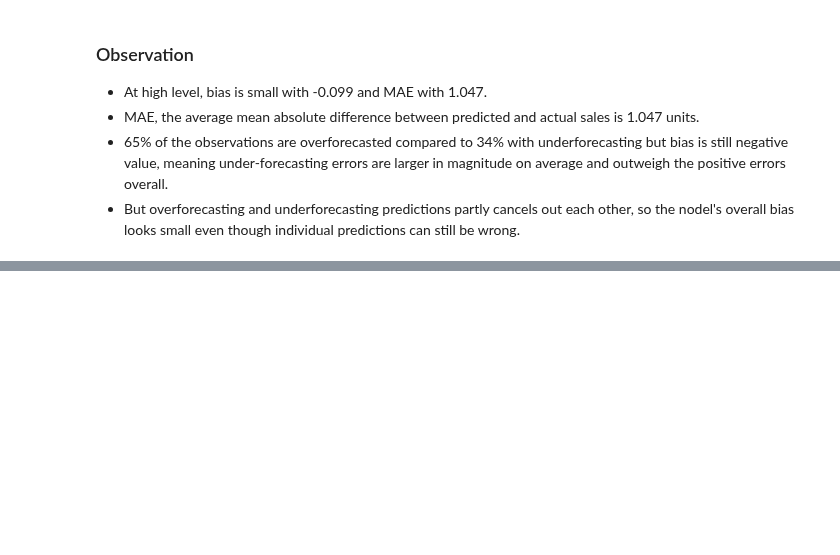
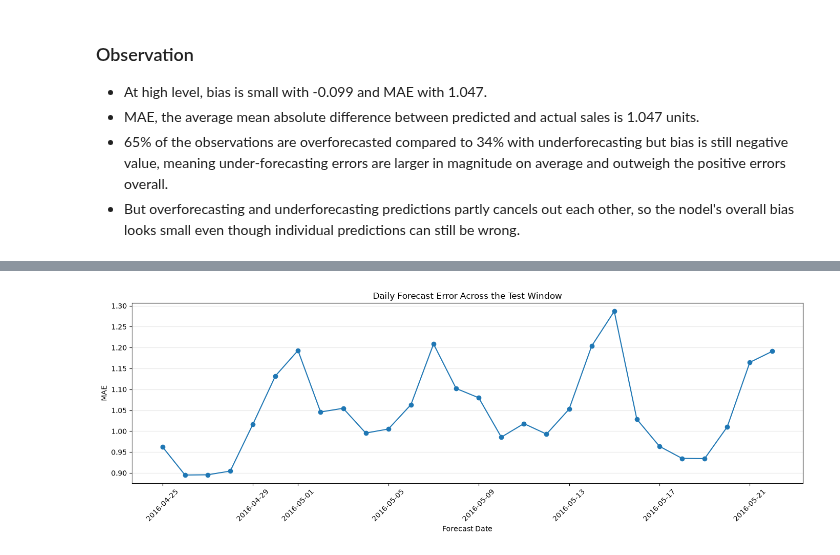
Before and after one commit to surekhag28/m5-demand-forecasting, a Jupyter notebook: notebooks/error_analysis.ipynb, the cells around one changed output, grey strips where cells are left out. Cells and saved outputs as stored; diff of their text form; code cells hidden in the pictures; blank space fills up the shorter version.

```diff
--- a/notebooks/error_analysis.ipynb
+++ b/notebooks/error_analysis.ipynb
@@ -656,0 +801,15 @@ for col in ["pct_actual_zero",
+# %%
+forecast_origin = pred_df["date"].min() - pd.Timedelta(days=1)
+
+pred_df["horizon_day"] = pred_df["date"] - forecast_origin
+
+horizon_summary = pred_df.groupby("horizon_day").agg(
+    n=("sales", "size"),
+    mean_bias=("error", "mean"),
+    mae=("abs_error", "mean"),
+    rmse=("squared_error", lambda x: np.sqrt(x.mean())),
+    pct_underforecast=("underforecast", lambda x: x.mean()*100),
+    pct_overforecast=("overforecast", lambda x: x.mean()*100)
+).reset_index()
+
+horizon_summary
@@ -656,0 +834,20 @@ for col in ["pct_actual_zero",
+# %%
+daily_errors = (
+    pred_df.groupby("date")
+    .agg(bias=("error", "mean"), mae=("abs_error", "mean"))
+    .reset_index()
+)
+
+
+plt.figure(figsize=(14, 5))
+plt.plot(daily_errors["date"], daily_errors["mae"], marker="o")
+
+plt.xlabel("Forecast Date")
+plt.ylabel("MAE")
+plt.title("Daily Forecast Error Across the Test Window")
+plt.xticks(rotation=45)
+plt.grid(axis="y", alpha=0.3)
+plt.tight_layout()
+plt.show()
+# %% [output]
+[figure, added]
```
Also changed, not shown: parts of 45 cells of this notebook, 1 other file.
